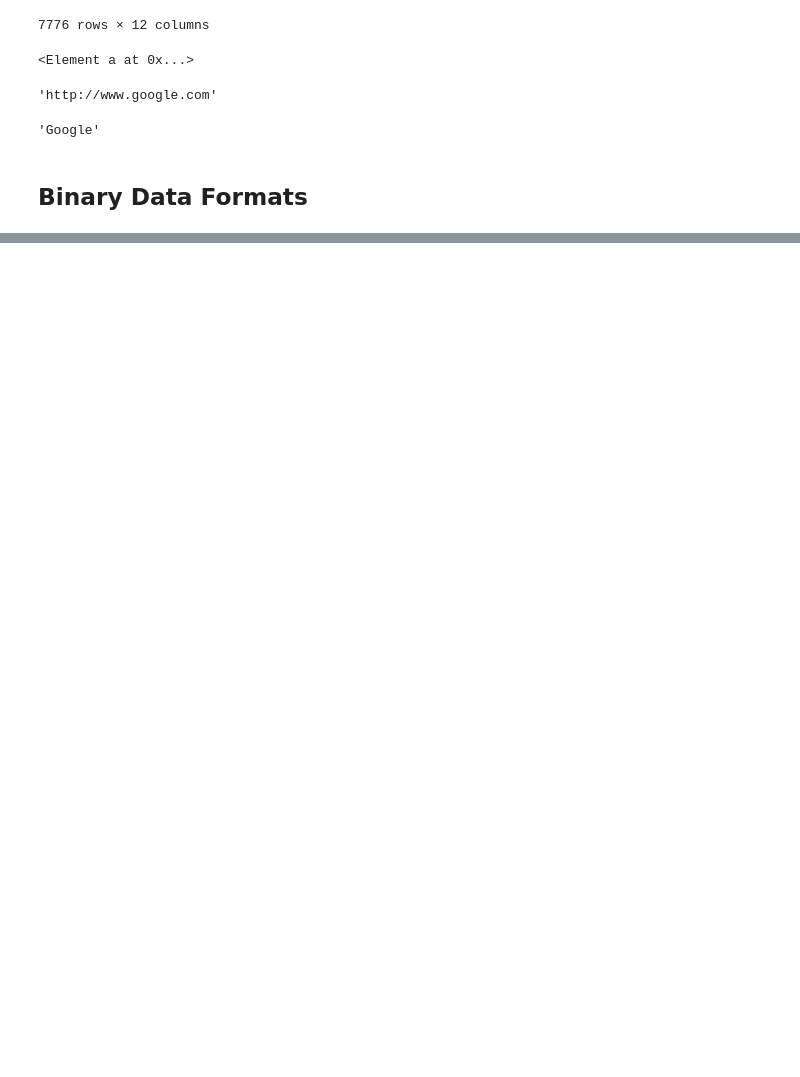
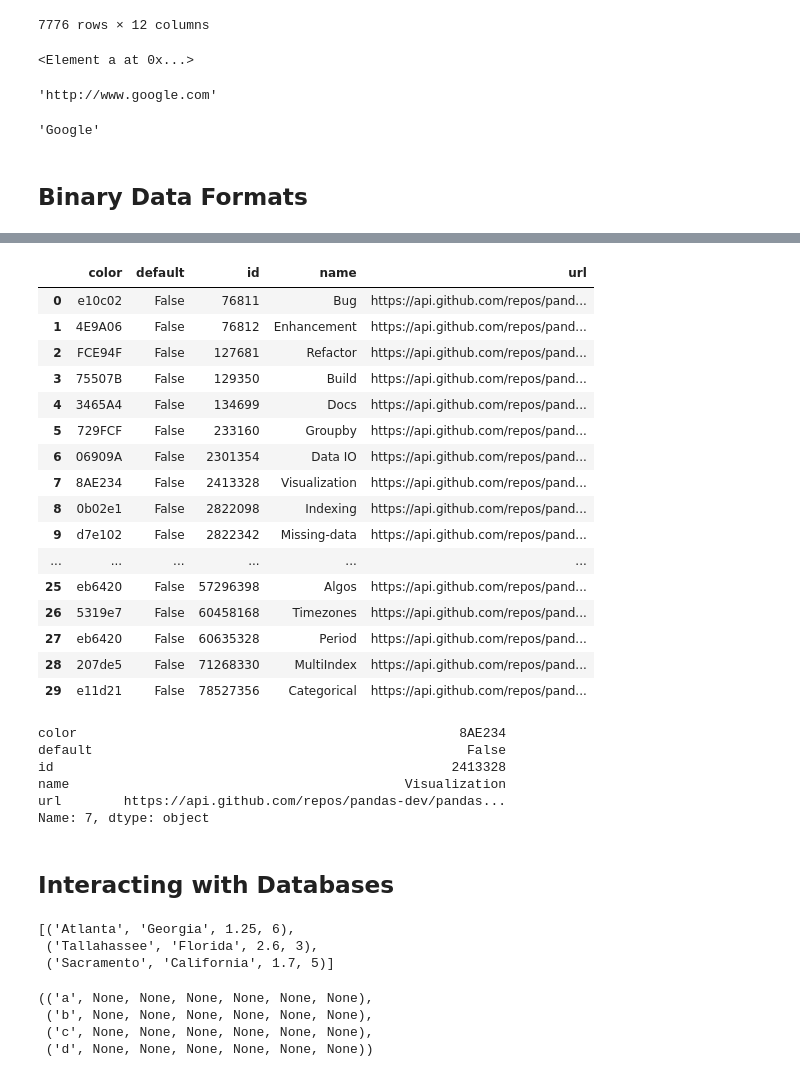
Before and after one commit to whatalnk/python-for-data-analysis, a Jupyter notebook: chap06.ipynb, the cells around one changed output, grey strips where cells are left out. Saved outputs shown, nothing was run; the diff lists cells and outputs as text; code cells hidden in the pictures; blank space fills up the shorter version.

```diff
--- a/chap06.ipynb
+++ b/chap06.ipynb
@@ -598,0 +670,4 @@ root.text
+# %%
+url = 'https://api.github.com/repos/pydata/pandas/milestones/28/labels'
+resp = requests.get(url)
+resp
@@ -598,0 +676,3 @@ root.text
+# %%
+data = resp.json()
+data[:5]
@@ -598,0 +697,32 @@ root.text
+# %%
+issue_labels = DataFrame(data)
+issue_labels
+# %% [output]
+|  | color | default | id | name | url |
+| 0 | e10c02 | False | 76811 | Bug | https://api.github.com/repos/pand... |
+| 1 | 4E9A06 | False | 76812 | Enhancement | https://api.github.com/repos/pand... |
+| 2 | FCE94F | False | 127681 | Refactor | https://api.github.com/repos/pand... |
+| 3 | 75507B | False | 129350 | Build | https://api.github.com/repos/pand... |
+| 4 | 3465A4 | False | 134699 | Docs | https://api.github.com/repos/pand... |
+| 5 | 729FCF | False | 233160 | Groupby | https://api.github.com/repos/pand... |
+| 6 | 06909A | False | 2301354 | Data IO | https://api.github.com/repos/pand... |
+| 7 | 8AE234 | False | 2413328 | Visualization | https://api.github.com/repos/pand... |
+| 8 | 0b02e1 | False | 2822098 | Indexing | https://api.github.com/repos/pand... |
+| 9 | d7e102 | False | 2822342 | Missing-data | https://api.github.com/repos/pand... |
+| ... | ... | ... | ... | ... | ... |
+| 25 | eb6420 | False | 57296398 | Algos | https://api.github.com/repos/pand... |
+| 26 | 5319e7 | False | 60458168 | Timezones | https://api.github.com/repos/pand... |
+| 27 | eb6420 | False | 60635328 | Period | https://api.github.com/repos/pand... |
+| 28 | 207de5 | False | 71268330 | MultiIndex | https://api.github.com/repos/pand... |
+| 29 | e11d21 | False | 78527356 | Categorical | https://api.github.com/repos/pand... |
+# %%
+issue_labels.ix[7]
+# %% [output]
+color                                                 8AE234
+default                                                False
+id                                                   2413328
+name                                           Visualization
+url        https://api.github.com/repos/pandas-dev/pandas...
+Name: 7, dtype: object
+# %% [markdown]
+## Interacting with Databases
@@ -598,0 +747,15 @@ root.text
+# %%
+cursor = con.execute('select * from test')
+rows = cursor.fetchall()
+rows
+# %% [output]
+[('Atlanta', 'Georgia', 1.25, 6),
+ ('Tallahassee', 'Florida', 2.6, 3),
+ ('Sacramento', 'California', 1.7, 5)]
+# %%
+cursor.description
+# %% [output]
+(('a', None, None, None, None, None, None),
+ ('b', None, None, None, None, None, None),
+ ('c', None, None, None, None, None, None),
+ ('d', None, None, None, None, None, None))
```
Also changed, not shown: parts of 38 cells of this notebook, 2 other files.
